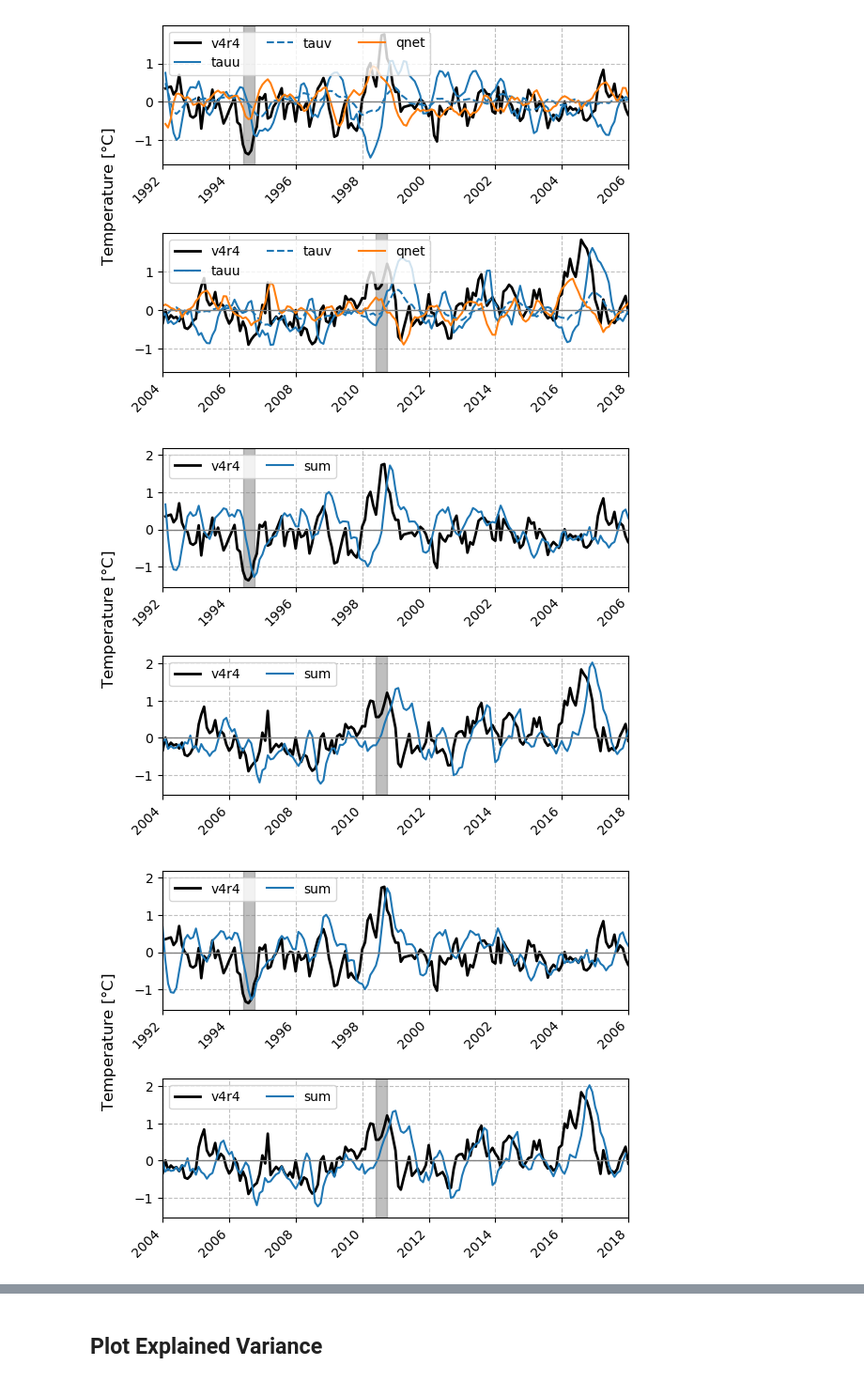
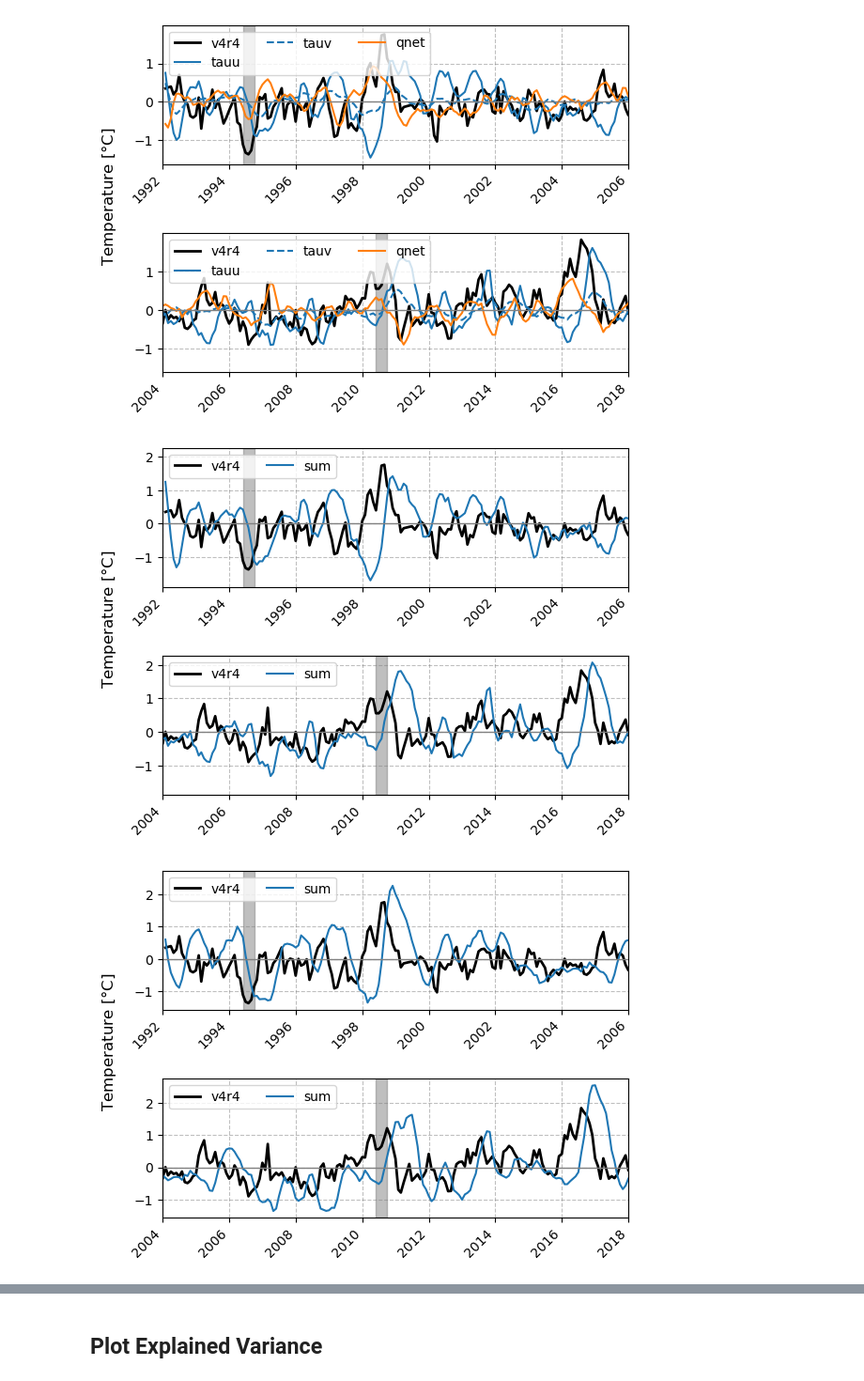
Before and after one commit to ECCO-Summer-School/ESS25-Team_ECCO-UP, a Jupyter notebook: contributors/andrew/convolution_figures.ipynb, the cells around one changed output, grey strips where cells are left out. Shown: that part at 94% size. Cells and saved outputs as stored; diff of their text form; code cells hidden in the pictures.

```diff
--- a/contributors/andrew/convolution_figures.ipynb
+++ b/contributors/andrew/convolution_figures.ipynb
@@ -128,8 +128,9 @@ def calc_v4_anom(ds):
         if data_var == "month_no":
             continue
         monthly_mean = ds_anom[data_var].groupby("time.month").mean()
+        # print(monthly_mean["month"])
         clima = xr.DataArray(
-            calc_climatology(monthly_mean["month"].values, monthly_mean.values, 3, f=1/12, fit_axis=0),
+            calc_climatology(monthly_mean["month"].values - 1, monthly_mean.values, 3, f=1/12, fit_axis=0),
             coords={
                 "month": monthly_mean["month"],
             }
@@ -219,44 +220,44 @@ plot_v4_time_series(
 plot_v4_time_series(
     da_list=[
         ds_monthly_anom["sea_surface_temperature"],
-        ds_conv_t_10_anom["tauu"].sel(lag=24) + ds_conv_t_10_anom["tauv"].sel(lag=24) + ds_conv_t_10_anom["qnet"].sel(lag=24),
+        ds_conv_t_10_anom["tauu"].sel(lag=24) + ds_conv_t_10_anom["tauv"].sel(lag=24),
     ],
     labels=[
         "v4r4",
         "sum",
     ],
     y_label="Temperature [$\\mathsf{\\degree C}$]",
     name="sst_conv_reconstructed_1994_objf_sum.png",
     custom_cycler=(
         cycler(color=['k', '#1f77b4', '#1f77b4', '#ff7f0e'])
         + cycler(ls=['-', '-', '--', '-'])
         + cycler(lw=[2, 1.5, 1.5, 1.5])
     )
 )
 
 ds_conv_t_10_anom_offset = ds_conv_t_10_anom.copy()
-ds_conv_t_10_anom_offset["time"] = ds_conv_t_10_anom_offset["time"] - np.timedelta64(1, "M").astype("timedelta64[ns]")
+ds_conv_t_10_anom_offset["time"] = ds_conv_t_10_anom_offset["time"]
 
 plot_v4_time_series(
     da_list=[
         ds_monthly_anom["sea_surface_temperature"],
-        ds_conv_t_10_anom_offset["tauu"].sel(lag=24) + ds_conv_t_10_anom_offset["tauv"].sel(lag=24) + ds_conv_t_10_anom_offset["qnet"].sel(lag=24),
+        ds_conv_t_10_anom_offset["sum"].isel(lag=-1),
     ],
     labels=[
         "v4r4",
         "sum",
     ],
     y_label="Temperature [$\\mathsf{\\degree C}$]",
     name="sst_conv_reconstructed_2010_objf_sum_offset_6mos.png",
     custom_cycler=(
         cycler(color=['k', '#1f77b4', '#1f77b4', '#ff7f0e'])
         + cycler(ls=['-', '-', '--', '-'])
         + cycler(lw=[2, 1.5, 1.5, 1.5])
     )
 )
 # %% [output]
-[figure, old version]
+[figure, new version]
-[figure, old version]
+[figure, new version]
 # %%
 plot_v4_time_series(
     da_list=[
```
Also changed, not shown: parts of 2 cells of this notebook, 5 other files.
